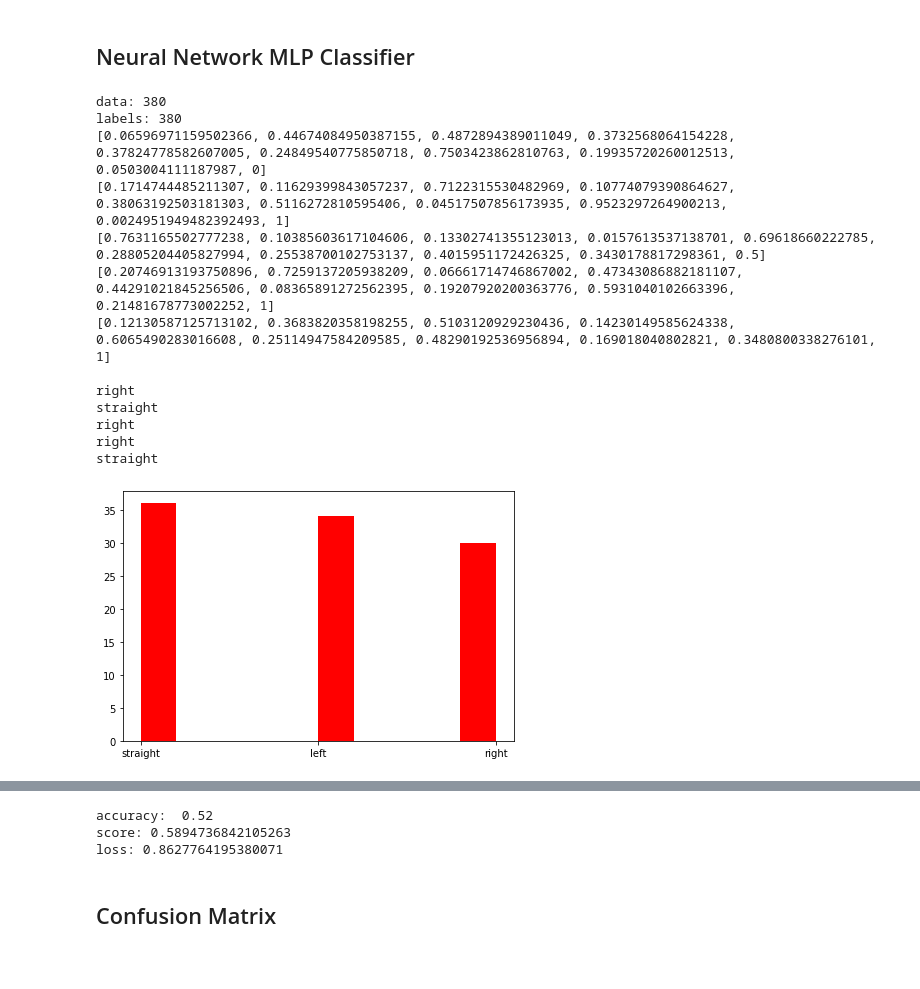
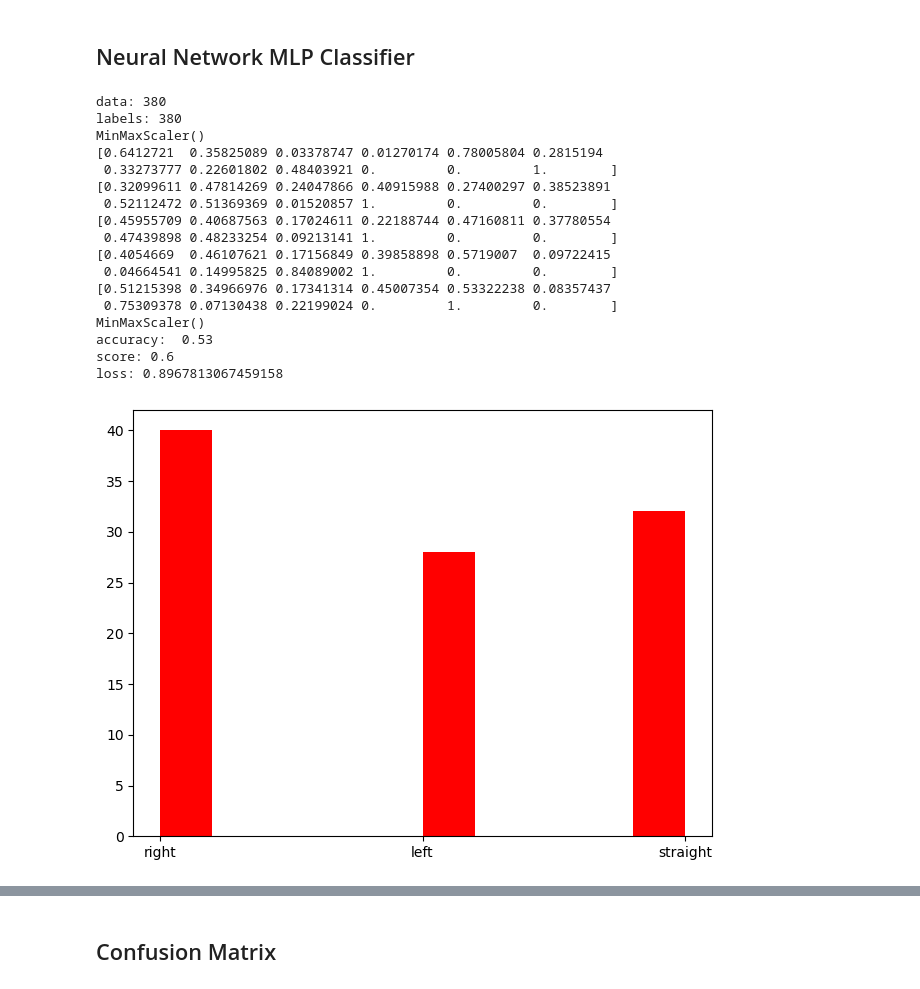
Before and after one commit to Asmenor/Smart-City-Traffic-Guidance-Project, a Jupyter notebook: _src/ML/Main.ipynb, the cells around one changed output, grey strips where cells are left out. Saved outputs shown, nothing was run; the diff lists cells and outputs as text; code cells hidden in the pictures.

```diff
--- a/_src/ML/Main.ipynb
+++ b/_src/ML/Main.ipynb
@@ -168,7 +169,7 @@ https://scikit-learn.org/stable/modules/generated/sklearn.neural_network.MLPClas
 ## Neural Network MLP Classifier
 # %%
 from sklearn.neural_network import MLPClassifier
-#from sklearn.preprocessing import StandardScaler
+from sklearn.preprocessing import MinMaxScaler
 X = Features
 y = Labels
 MLPpLabels = []
@@ -177,66 +178,78 @@ MLPpLabels = []
 print("data:",len(X))
 print("labels:",len(y))
 
-[print(X[i]) for i in range(5)]
-print()
-[print(y[i]) for i in range(5)]
+#scale learning data
+dataX = X
+scaler = MinMaxScaler()
+print(scaler.fit(dataX))
+dataX = scaler.transform(dataX)
 
-#scaler = StandardScaler()
-#scaler.fit(X)
-#X_train = scaler.transform(X)
-#X_test = scaler.transform(tFeatures)
+[print(dataX[i]) for i in range(5)]
 
-clf = MLPClassifier(solver='adam',
+clf = MLPClassifier(activation="relu",
+                    solver='adam',#'lbfgs',
                     alpha=0.00001,
-                    #hidden_layer_sizes=(5, 2),
+                    hidden_layer_sizes=(12, ),
                     random_state=1,
                     batch_size='auto',
                     early_stopping=False,
                     warm_start=True)
 
-clf.fit(X, y)
+clf.fit(dataX, y)
+
+#scale testing data
+tDataX = tFeatures
+scaler = MinMaxScaler()
+print(scaler.fit(tDataX))
+tDataX = scaler.transform(tDataX)
 
 matched = 0
 lbl = ""
-for i in range(len(tFeatures)):
-    L = clf.predict([tFeatures[i]])
+for i in range(len(tDataX)):
+    L = clf.predict([tDataX[i]])
     if L == tLabels[i]:
         matched+=1
     MLPpLabels.append(L[0])
+
+print("accuracy: ", matched/len(tDataX))
+print("score:", clf.score(dataX, y))
+print("loss:", clf.loss_)
 
 from matplotlib import pyplot as plt
 
 plt.hist(tLabels, color='r')
 #plt.legend()
 plt.show()
 plt.hist(MLPpLabels, color='b')
 plt.show()
 #print("tLabels", tLabels)
 #print("MLPpLabels", MLPpLabels)
 
 plt.plot(clf.loss_curve_, label="loss")
 #plt.plot(clf.best_validation_score_, label="validation")
 
 #plt.legend(True)
 plt.show()
 
-print("accuracy: ", matched/len(tFeatures))
-print("score:", clf.score(Features, Labels))
-print("loss:", clf.loss_)
+
 
 #clf.predict_proba([[2., 2.], [1., 2.]])
 # %% [output]
 data: 380
 labels: 380
-[0.06596971159502366, 0.44674084950387155, 0.4872894389011049, 0.3732568064154228, 0.37824778582607005, 0.24849540775850718, 0.7503423862810763, 0.19935720260012513, 0.0503004111187987, 0]
-[0.1714744485211307, 0.11629399843057237, 0.7122315530482969, 0.10774079390864627, 0.38063192503181303, 0.5116272810595406, 0.04517507856173935, 0.9523297264900213, 0.0024951949482392493, 1]
-[0.7631165502777238, 0.10385603617104606, 0.13302741355123013, 0.0157613537138701, 0.69618660222785, 0.28805204405827994, 0.25538700102753137, 0.4015951172426325, 0.3430178817298361, 0.5]
-[0.20746913193750896, 0.7259137205938209, 0.06661714746867002, 0.47343086882181107, 0.44291021845256506, 0.08365891272562395, 0.19207920200363776, 0.5931040102663396, 0.21481678773002252, 1]
-[0.12130587125713102, 0.3683820358198255, 0.5103120929230436, 0.14230149585624338, 0.6065490283016608, 0.25114947584209585, 0.48290192536956894, 0.169018040802821, 0.3480800338276101, 1]
-
-right
-straight
-right
-right
-straight
+MinMaxScaler()
+[0.6412721  0.35825089 0.03378747 0.01270174 0.78005804 0.2815194
+ 0.33273777 0.22601802 0.48403921 0.         0.         1.        ]
+[0.32099611 0.47814269 0.24047866 0.40915988 0.27400297 0.38523891
+ 0.52112472 0.51369369 0.01520857 1.         0.         0.        ]
+[0.45955709 0.40687563 0.17024611 0.22188744 0.47160811 0.37780554
+ 0.47439898 0.48233254 0.09213141 1.         0.         0.        ]
+[0.4054669  0.46107621 0.17156849 0.39858898 0.5719007  0.09722415
+ 0.04664541 0.14995825 0.84089002 1.         0.         0.        ]
+[0.51215398 0.34966976 0.17341314 0.45007354 0.53322238 0.08357437
+ 0.75309378 0.07130438 0.22199024 0.         1.         0.        ]
+MinMaxScaler()
+accuracy:  0.53
+score: 0.6
+loss: 0.8967813067459158
-[figure, old version]
+[figure, new version]
@@ -245,6 +258,3 @@ straight
-accuracy:  0.52
-score: 0.5894736842105263
-loss: 0.8627764195380071
 # %% [markdown]
 ## Confusion Matrix
 # %%
```
Also changed, not shown: parts of 6 cells of this notebook, 5 other files.
